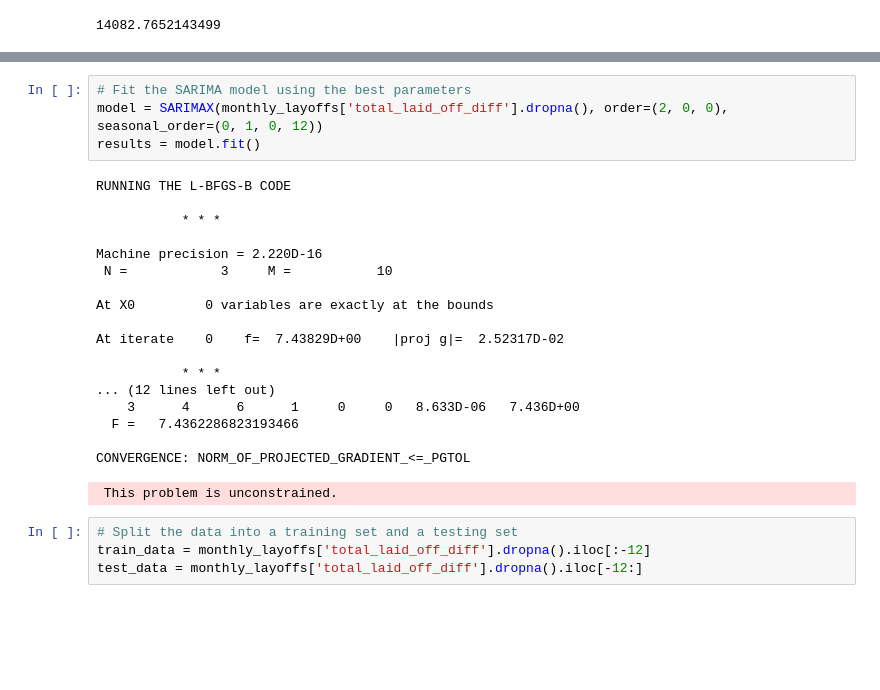
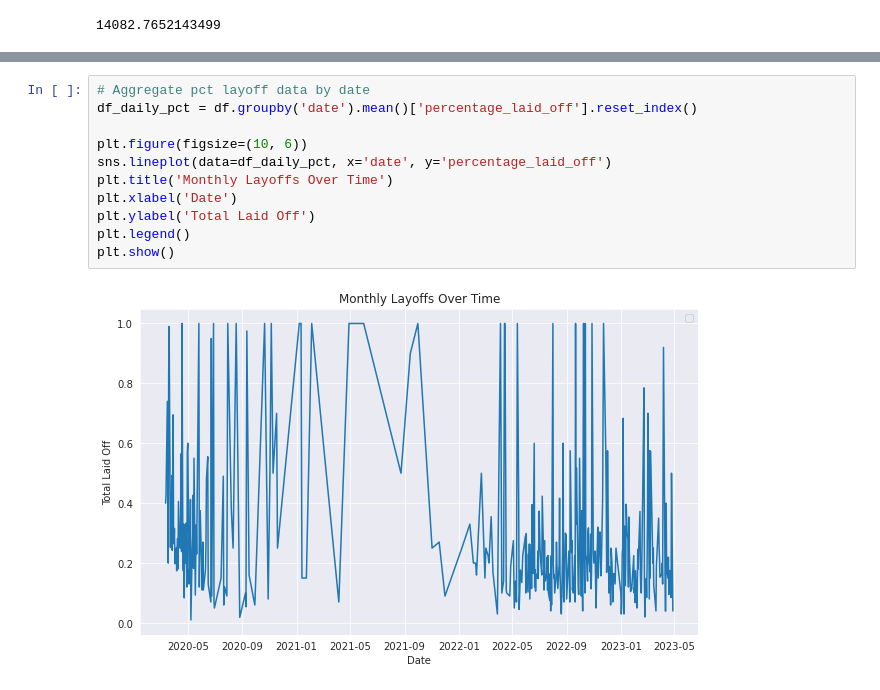
Before and after one commit to Maia97/layoffs-2022-analysis, a Jupyter notebook: layoffs-2022-analysis.ipynb, the cells around one changed output, grey strips where cells are left out. Drawn from its saved outputs; the diff is of its cells as text; blank space fills up the shorter version.

```diff
--- a/layoffs-2022-analysis.ipynb
+++ b/layoffs-2022-analysis.ipynb
@@ -641,27 +692,13 @@ p < 0.05, you can reject the null hypothesis, and it suggests that the time seri
-# %%
-# Fit the SARIMA model using the best parameters
-model = SARIMAX(monthly_layoffs['total_laid_off_diff'].dropna(), order=(2, 0, 0), seasonal_order=(0, 1, 0, 12))
-results = model.fit()
-# %% [output]
-RUNNING THE L-BFGS-B CODE
-
-           * * *
-
-Machine precision = 2.220D-16
- N =            3     M =           10
-
-At X0         0 variables are exactly at the bounds
-
-At iterate    0    f=  7.43829D+00    |proj g|=  2.52317D-02
-
-           * * *
-... (12 lines left out)
-    3      4      6      1     0     0   8.633D-06   7.436D+00
-  F =   7.4362286823193466
-
-CONVERGENCE: NORM_OF_PROJECTED_GRADIENT_<=_PGTOL
- This problem is unconstrained.
-# %%
-# Split the data into a training set and a testing set
-train_data = monthly_layoffs['total_laid_off_diff'].dropna().iloc[:-12]
-test_data = monthly_layoffs['total_laid_off_diff'].dropna().iloc[-12:]
+# %%
+# Aggregate pct layoff data by date
+df_daily_pct = df.groupby('date').mean()['percentage_laid_off'].reset_index()
+
+plt.figure(figsize=(10, 6))
+sns.lineplot(data=df_daily_pct, x='date', y='percentage_laid_off')
+plt.title('Monthly Layoffs Over Time')
+plt.xlabel('Date')
+plt.ylabel('Total Laid Off')
+plt.legend()
+plt.show()
+# %% [output]
+[figure, added]
```
Also changed, not shown: parts of 11 cells of this notebook.
